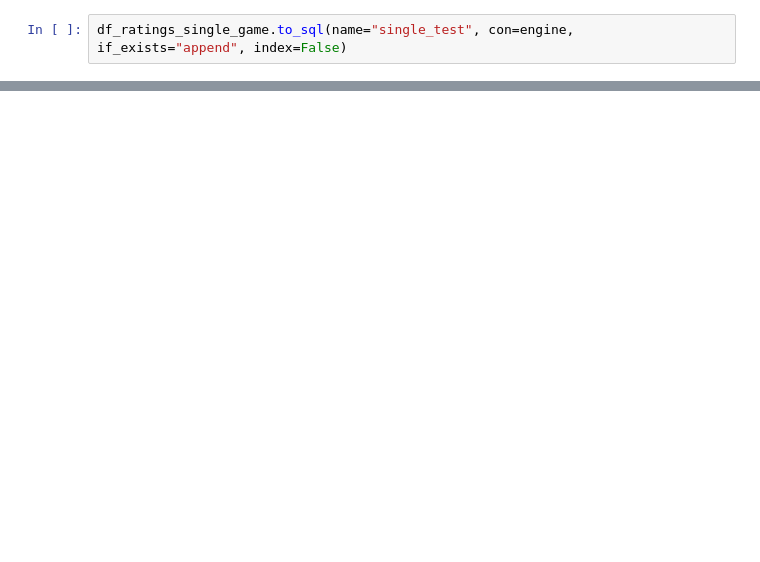
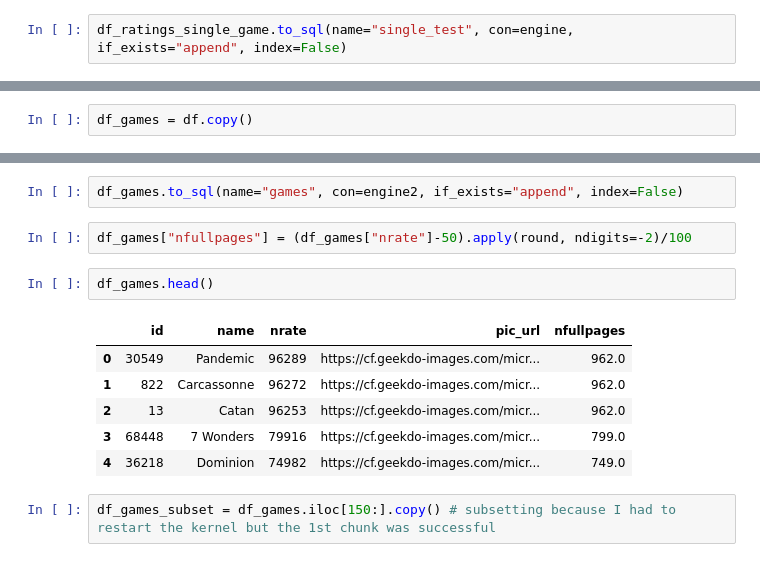
Before and after one commit to timcolussi/boardgame_rec_capstone, a Jupyter notebook: boardgame_rec_app.ipynb, the cells around one changed output, grey strips where cells are left out. Saved outputs shown, nothing was run; the diff lists cells and outputs as text; blank space fills up the shorter version.

```diff
--- a/boardgame_rec_app.ipynb
+++ b/boardgame_rec_app.ipynb
@@ -259,0 +429,2 @@ df_ratings_single_game.to_sql(name="single_test", con=engine, if_exists="append"
+# %%
+df_games = df.copy()
@@ -259,0 +440,15 @@ df_ratings_single_game.to_sql(name="single_test", con=engine, if_exists="append"
+# %%
+df_games.to_sql(name="games", con=engine2, if_exists="append", index=False)
+# %%
+df_games["nfullpages"] = (df_games["nrate"]-50).apply(round, ndigits=-2)/100
+# %%
+df_games.head()
+# %% [output]
+|  | id | name | nrate | pic_url | nfullpages |
+| 0 | 30549 | Pandemic | 96289 | https://cf.geekdo-images.com/micr... | 962.0 |
+| 1 | 822 | Carcassonne | 96272 | https://cf.geekdo-images.com/micr... | 962.0 |
+| 2 | 13 | Catan | 96253 | https://cf.geekdo-images.com/micr... | 962.0 |
+| 3 | 68448 | 7 Wonders | 79916 | https://cf.geekdo-images.com/micr... | 799.0 |
+| 4 | 36218 | Dominion | 74982 | https://cf.geekdo-images.com/micr... | 749.0 |
+# %%
+df_games_subset = df_games.iloc[150:].copy() # subsetting because I had to restart the kernel but the 1st chunk was successful
```
Also changed, not shown: parts of 10 cells of this notebook.
